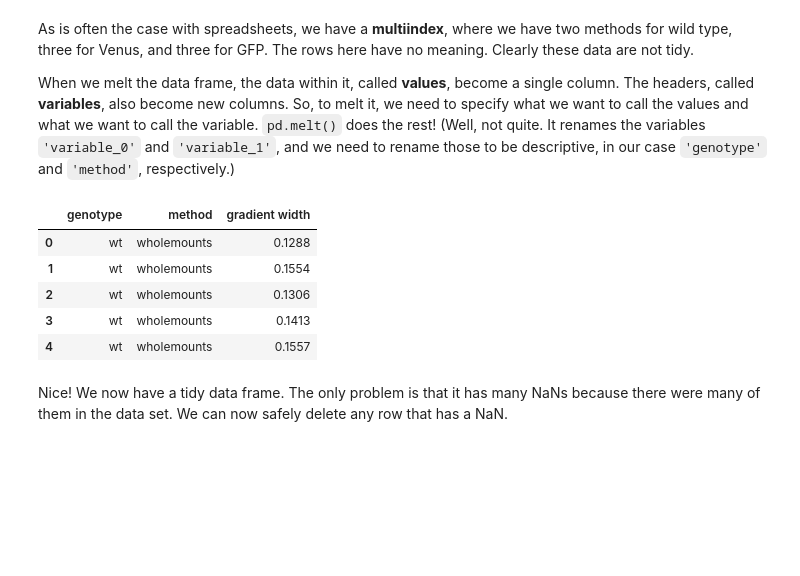
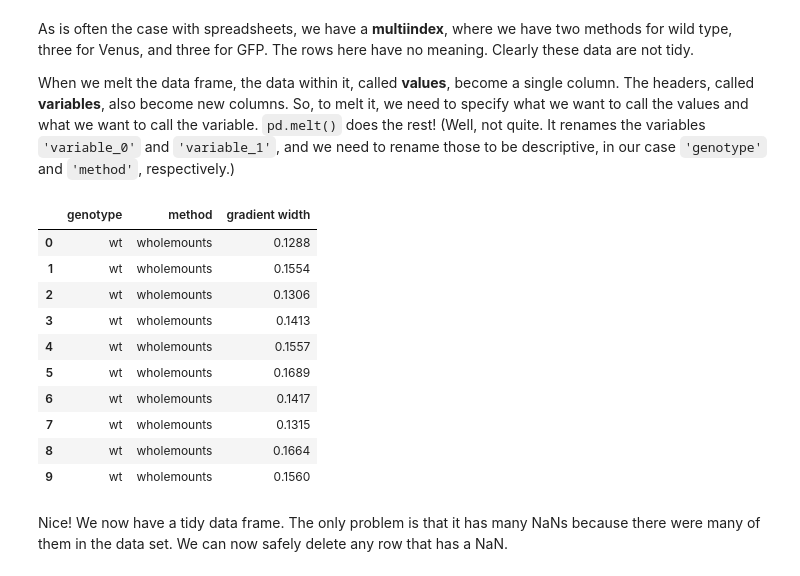
Before and after one commit to schaefer-jh/bootcamp, a Jupyter notebook: lections/l17_split_apply_combine.ipynb, the cells around one changed output. Drawn from its saved outputs; the diff is of its cells as text; code cells hidden in the pictures; blank space fills up the shorter version.

```diff
--- a/lections/l17_split_apply_combine.ipynb
+++ b/lections/l17_split_apply_combine.ipynb
@@ -295,16 +301,21 @@ When we melt the data frame, the data within it, called **values**, become a sin
 # %%
 df = pd.melt(df, value_name="gradient width").rename(
     columns=dict(variable_0="genotype", variable_1="method")
 )
-
-df.head()
+#df.tail(10)
+df.head(10)
 # %% [output]
 |  | genotype | method | gradient width |
 | 0 | wt | wholemounts | 0.1288 |
 | 1 | wt | wholemounts | 0.1554 |
 | 2 | wt | wholemounts | 0.1306 |
 | 3 | wt | wholemounts | 0.1413 |
 | 4 | wt | wholemounts | 0.1557 |
+| 5 | wt | wholemounts | 0.1689 |
+| 6 | wt | wholemounts | 0.1417 |
+| 7 | wt | wholemounts | 0.1315 |
+| 8 | wt | wholemounts | 0.1664 |
+| 9 | wt | wholemounts | 0.1560 |
 # %% [markdown]
 Nice! We now have a tidy data frame. The only problem is that it has many NaNs because there were many of them in the data set. We can now safely delete any row that has a NaN.
 # %%
```
Also changed, not shown: parts of 1 cell of this notebook, 1 other file.
